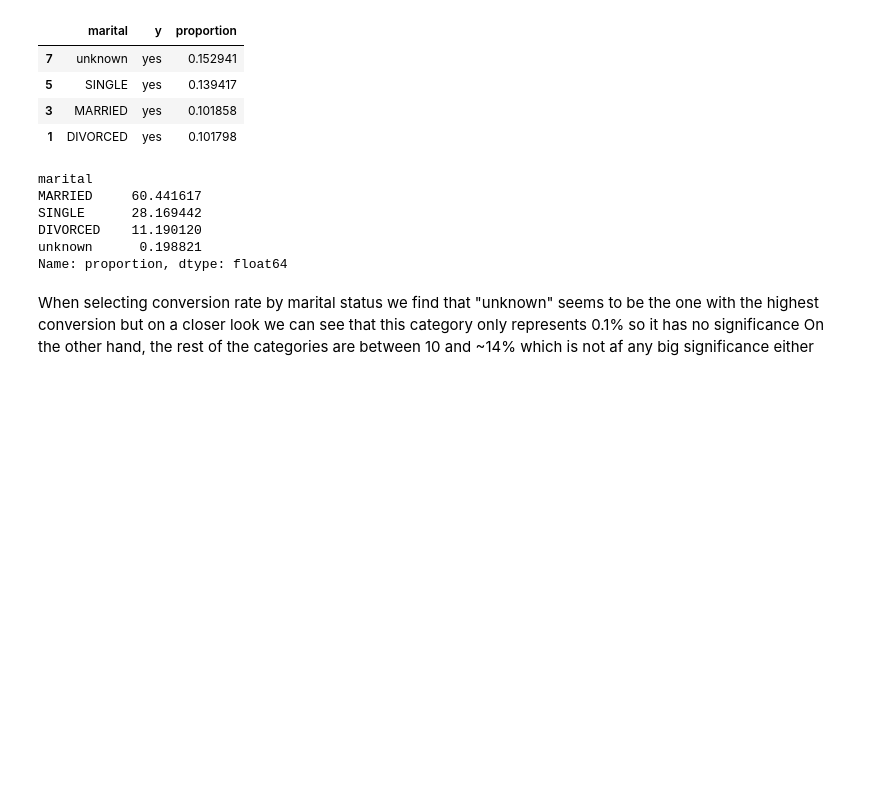
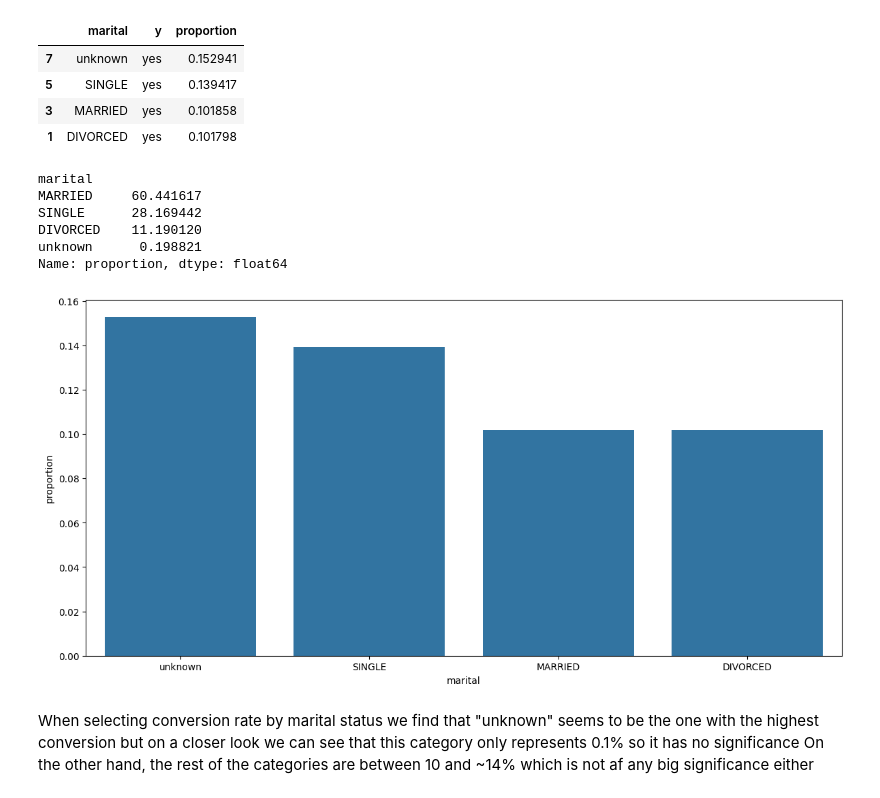
Before and after one commit to Carlos475-create/bank-marketing-eda, a Jupyter notebook: notebooks/02_exploratoy_analysis.ipynb, the cells around one changed output. Saved outputs shown, nothing was run; the diff lists cells and outputs as text; code cells hidden in the pictures; blank space fills up the shorter version.

```diff
--- a/notebooks/02_exploratoy_analysis.ipynb
+++ b/notebooks/02_exploratoy_analysis.ipynb
@@ -90,7 +101,8 @@ Although students and retired clients show the highest conversion rates (31% and
 ### conversion rate by marital status
 # %%
 marital_conversion = bank_df.groupby("marital")["y"].value_counts(normalize=True).reset_index()
-marital_conversion[marital_conversion["y"] == 'yes'].sort_values(by="proportion", ascending=False)
+marital_conversion_y =marital_conversion[marital_conversion["y"] == 'yes'].sort_values(by="proportion", ascending=False)
+marital_conversion_y
 # %% [output]
 |  | marital | y | proportion |
 | 7 | unknown | yes | 0.152941 |
@@ -106,6 +118,14 @@ SINGLE      28.169442
 DIVORCED    11.190120
 unknown      0.198821
 Name: proportion, dtype: float64
+# %%
+plt.figure(figsize=(12, 6))
+sns.barplot(data=marital_conversion_y, x="marital", y="proportion")
+plt.tight_layout()
+plt.show()
+plt.close()
+# %% [output]
+[figure, added]
 # %% [markdown]
 When selecting conversion rate by marital status we find that "unknown" seems to be the one with the highest conversion but on a closer look we can see that this category only represents 0.1% so it has no significance
 On the other hand, the rest of the categories are between 10 and ~14% which is not af any big significance either
```
Also changed, not shown: parts of 4 cells of this notebook.
